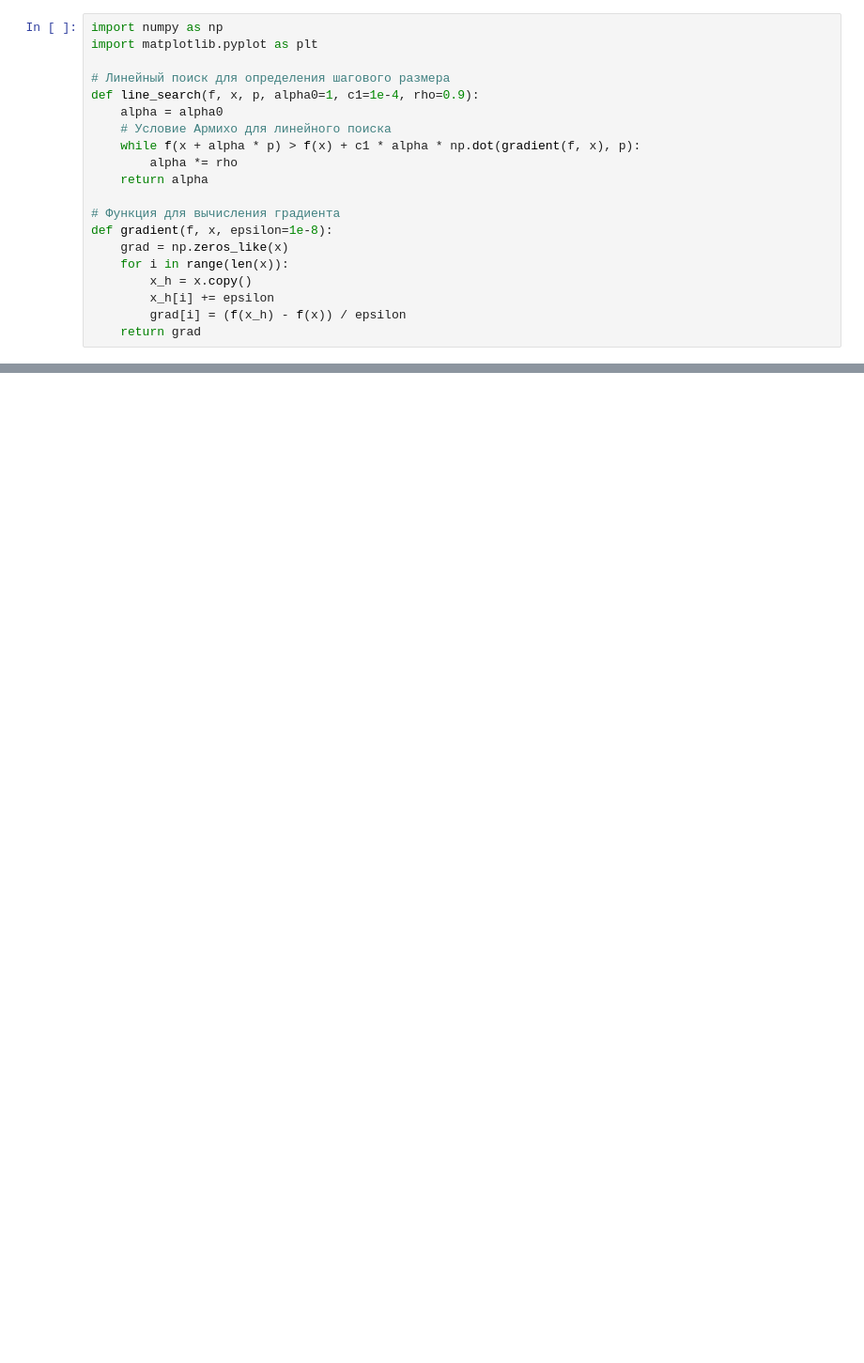
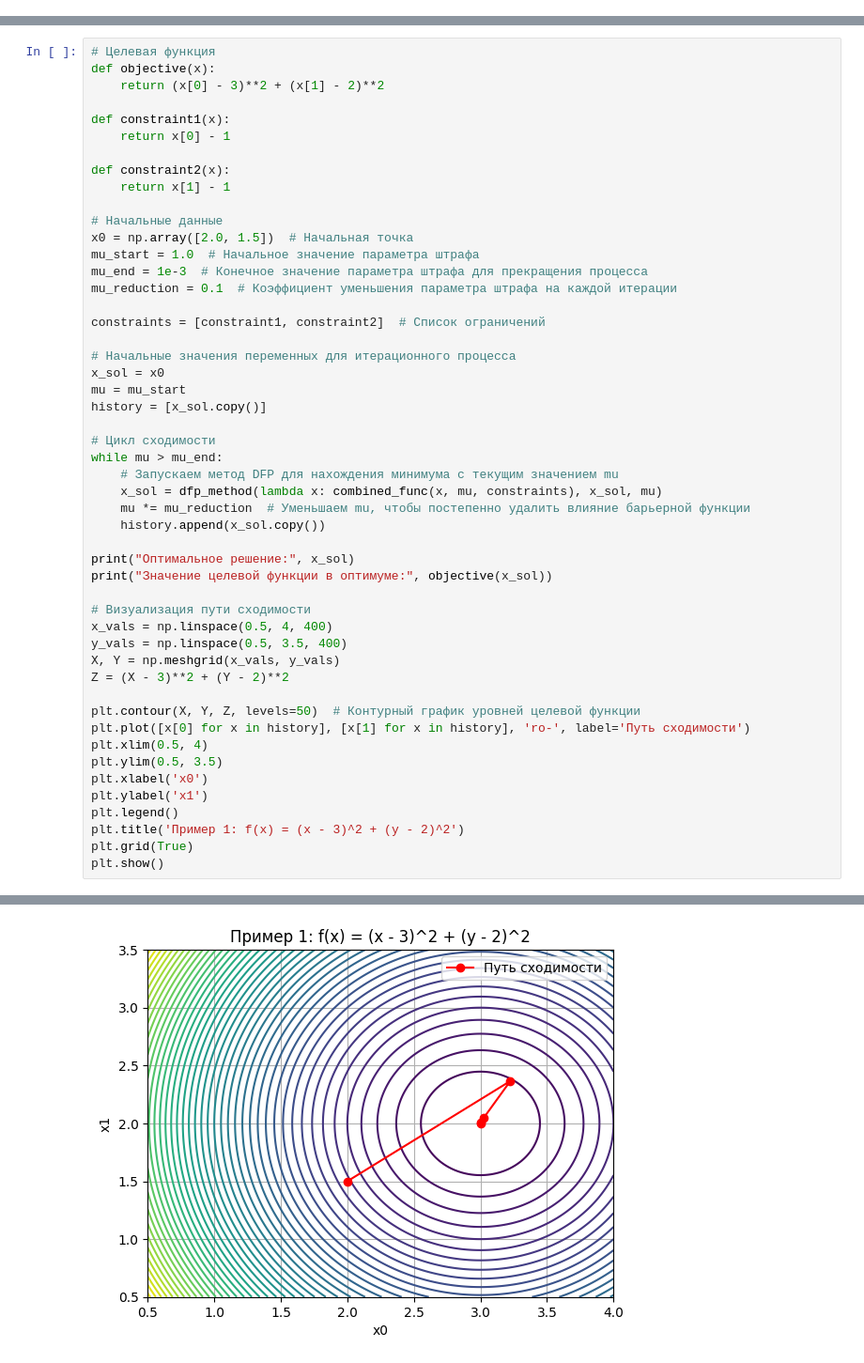
Before and after one commit to sashatitasha/prac-io-titushin, a Jupyter notebook: code.ipynb, the cells around one changed output, grey strips where cells are left out. Shown at 94% size. Saved outputs shown, nothing was run; the diff lists cells and outputs as text; blank space fills up the shorter version.

```diff
--- a/code.ipynb
+++ b/code.ipynb
@@ -1,20 +0,0 @@
-# %%
-import numpy as np
-import matplotlib.pyplot as plt
-
-# Линейный поиск для определения шагового размера
-def line_search(f, x, p, alpha0=1, c1=1e-4, rho=0.9):
-    alpha = alpha0
-    # Условие Армихо для линейного поиска
-    while f(x + alpha * p) > f(x) + c1 * alpha * np.dot(gradient(f, x), p):
-        alpha *= rho
-    return alpha
-
-# Функция для вычисления градиента
-def gradient(f, x, epsilon=1e-8):
-    grad = np.zeros_like(x)
-    for i in range(len(x)):
-        x_h = x.copy()
-        x_h[i] += epsilon
-        grad[i] = (f(x_h) - f(x)) / epsilon
-    return grad
@@ -200,0 +129,51 @@ plt.show()
+# %%
+# Целевая функция
+def objective(x):
+    return (x[0] - 3)**2 + (x[1] - 2)**2
+
+def constraint1(x):
+    return x[0] - 1
+
+def constraint2(x):
+    return x[1] - 1
+
+# Начальные данные
+x0 = np.array([2.0, 1.5])  # Начальная точка
+mu_start = 1.0  # Начальное значение параметра штрафа
+mu_end = 1e-3  # Конечное значение параметра штрафа для прекращения процесса
+mu_reduction = 0.1  # Коэффициент уменьшения параметра штрафа на каждой итерации
+
+constraints = [constraint1, constraint2]  # Список ограничений
+
+# Начальные значения переменных для итерационного процесса
+x_sol = x0
+mu = mu_start
+history = [x_sol.copy()]
+
+# Цикл сходимости
+while mu > mu_end:
+    # Запускаем метод DFP для нахождения минимума с текущим значением mu
+    x_sol = dfp_method(lambda x: combined_func(x, mu, constraints), x_sol, mu)
+    mu *= mu_reduction  # Уменьшаем mu, чтобы постепенно удалить влияние барьерной функции
+    history.append(x_sol.copy())
+
+print("Оптимальное решение:", x_sol)
+print("Значение целевой функции в оптимуме:", objective(x_sol))
+
+# Визуализация пути сходимости
+x_vals = np.linspace(0.5, 4, 400)
+y_vals = np.linspace(0.5, 3.5, 400)
+X, Y = np.meshgrid(x_vals, y_vals)
+Z = (X - 3)**2 + (Y - 2)**2
+
+plt.contour(X, Y, Z, levels=50)  # Контурный график уровней целевой функции
+plt.plot([x[0] for x in history], [x[1] for x in history], 'ro-', label='Путь сходимости')
+plt.xlim(0.5, 4)
+plt.ylim(0.5, 3.5)
+plt.xlabel('x0')
+plt.ylabel('x1')
+plt.legend()
+plt.title('Пример 1: f(x) = (x - 3)^2 + (y - 2)^2')
+plt.grid(True)
+plt.show()
+# %% [output]
@@ -200,0 +182 @@ plt.show()
+[figure, added]
```
Also changed, not shown: parts of 5 cells of this notebook, 10 other files.
